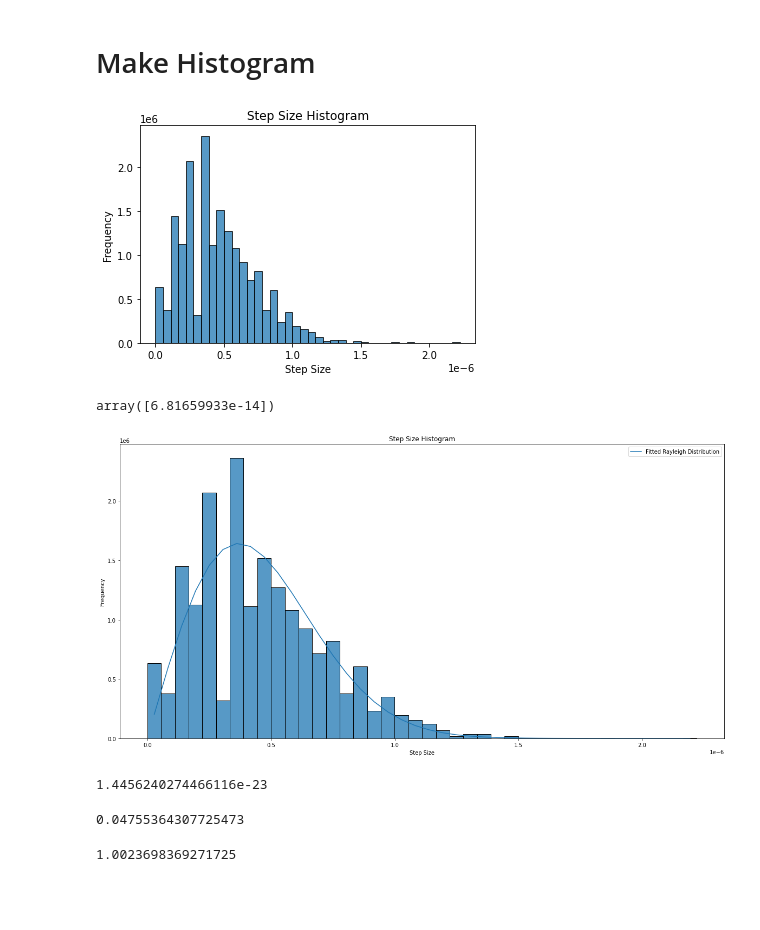
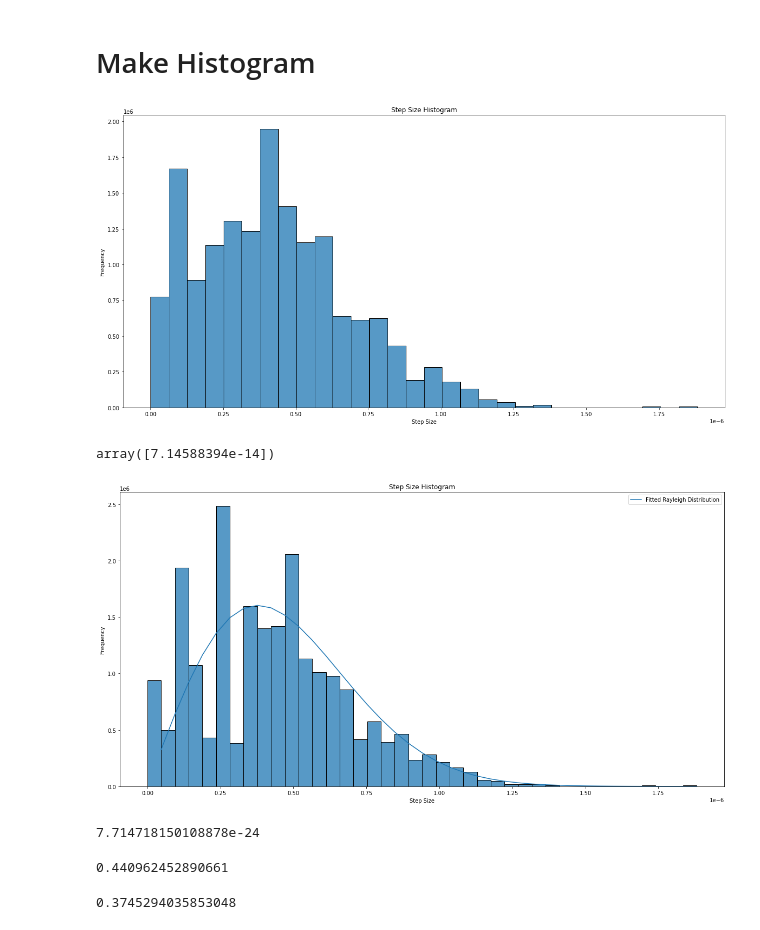
Before and after one commit to QiLinXue/thermal-motion, a Jupyter notebook: plot.ipynb, the cells around one changed output. Drawn from its saved outputs; the diff is of its cells as text; code cells hidden in the pictures; blank space fills up the shorter version.

```diff
--- a/plot.ipynb
+++ b/plot.ipynb
@@ -59,6 +59,7 @@ bad_data = ['Set10a-0.txt','Set10a-2.txt','Set1a-0.txt','Set1a-3.txt','Set7a-6.t
 ]
 bad_data = [
     'Set10a-3.txt','Set2a-0.txt','Set3a-0.txt','Set3a-1.txt','Set4a-0.txt','Set4a-1.txt','Set5a-0.txt','Set5a-1.txt','Set6a-0.txt','Set7a-1.txt','Set7a-4.txt','set7b-1.txt','Set8a-0.txt','Set8a-1.txt','Set8a-3.txt','Set9a-1.txt','Set9a-2.txt',
+    'Set10a-0.txt','Set10a-1.txt','Set10a-2.txt','Set2a-1.txt','Set2a-2.txt','set5b-0.txt','set6b-0.txt','set6b-2.txt','Set7a-0.txt','Set7a-3.txt','set7b-2.txt','Set8a-2.txt','set8b-0.txt'
 ]
 # %%
 # print(temp)
@@ -115,7 +116,7 @@ for file in file_list:
             temp.append(file)
         # elif(r_list[-1] > 2.8612e-5 or r_list[-1] < 3e-7):
         #     print(f"Skipping {file}, Outlier")
-        elif(r_list[-1] > 100*pixel_to_m):
+        elif(r_list[-1] > 60*pixel_to_m):
             print(f"Skipping {file}, Outlier")
             temp.append(file)
         else:
@@ -213,15 +214,15 @@ for file in file_list:
             i += 1
 # %%
 # Histogram of step sizes
-plt.figure()
+plt.figure(figsize=(20,10))
 # plt.hist(step_sizes, bins=25)
-sns.histplot(data=step_sizes, stat='density', bins=40)
+sns.histplot(data=step_sizes, stat='density', bins=30)
 plt.xlabel("Step Size")
 plt.ylabel("Frequency")
 plt.title("Step Size Histogram")
 plt.show()
 # %% [output]
-[figure, old version]
+[figure, new version]
 # %%
 # Get frequency of each step size with bin=25
 step_sizes_hist = np.histogram(step_sizes, bins=40)
@@ -237,7 +238,7 @@ step_size = step_size + h/2
 popt, pcov = curve_fit(f, step_size, freq, p0=[1e-14])
 popt
 # %% [output]
-array([6.81659933e-14])
+array([7.14588394e-14])
 # %%
 # Plot fitted curve against histogram
 plt.figure(figsize=(20,10))
@@ -249,12 +250,12 @@ plt.title("Step Size Histogram")
 plt.legend()
 plt.show()
 # %% [output]
-[figure, old version]
+[figure, new version]
 # %%
 k_actual = 1.38e-23
 # %%
 # METHOD 1
-bead_diameter = 1.9e-6*1.68
+bead_diameter = 1.9e-6
 viscosity = 0.001
 T = 296.5
 t = 0.5
@@ -268,18 +269,18 @@ D = r2_sum/(4*t)
 k = D*gamma/T
 k
 # %% [output]
-1.4456240274466116e-23
+7.714718150108878e-24
 # %%
-(k-k_actual)/k_actual
+(k_actual-k)/k_actual
 # %% [output]
-0.04755364307725473
+0.440962452890661
 # %%
 # METHOD TWO
 # D *t = popt[0]
 D = popt[0]/t
 k = D*gamma/T
-k / k_actual
+(k_actual-k) / k_actual
 # %% [output]
-1.0023698369271725
+0.3745294035853048
 # %%
 r_list = []
```
Also changed, not shown: parts of 10 cells of this notebook.
